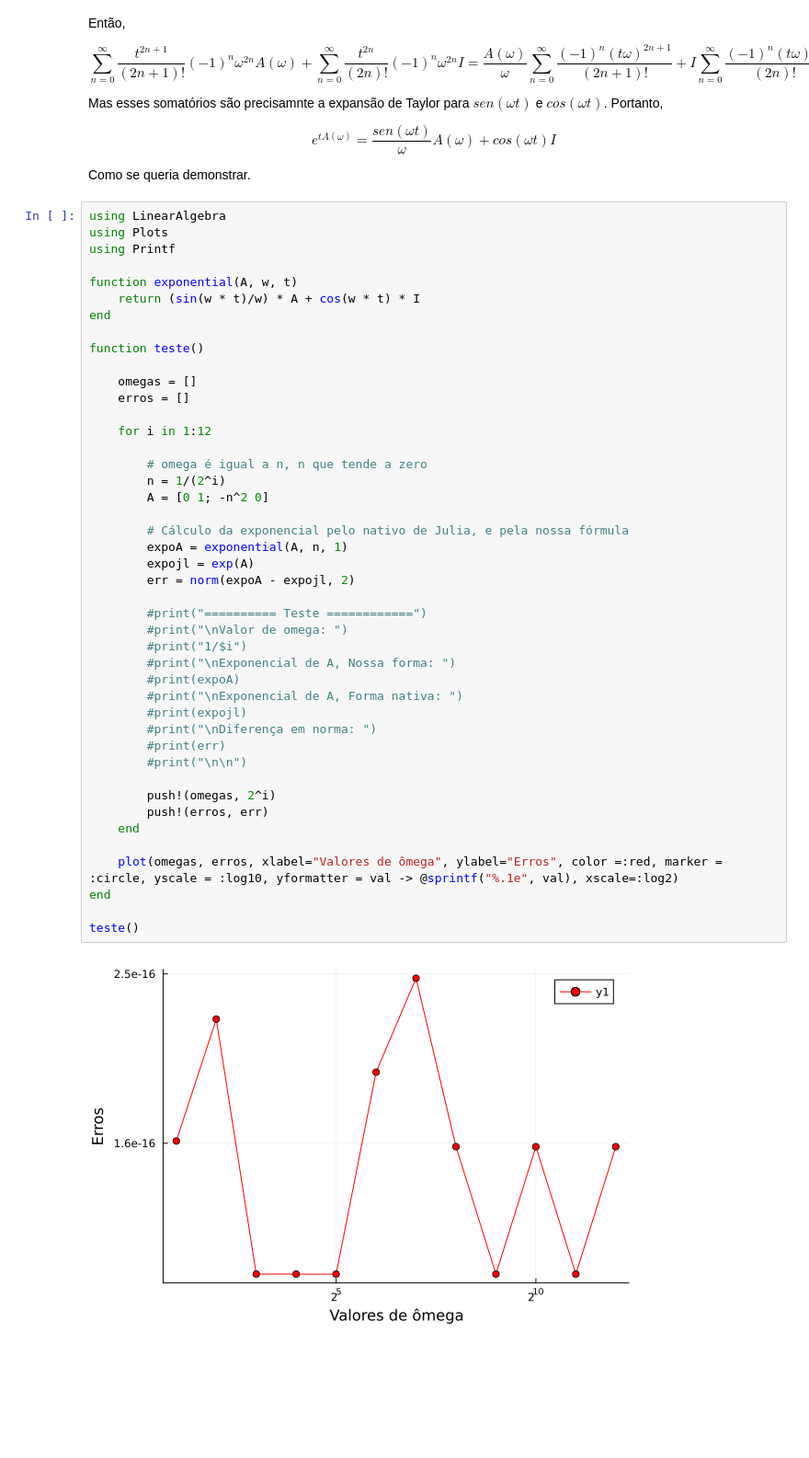
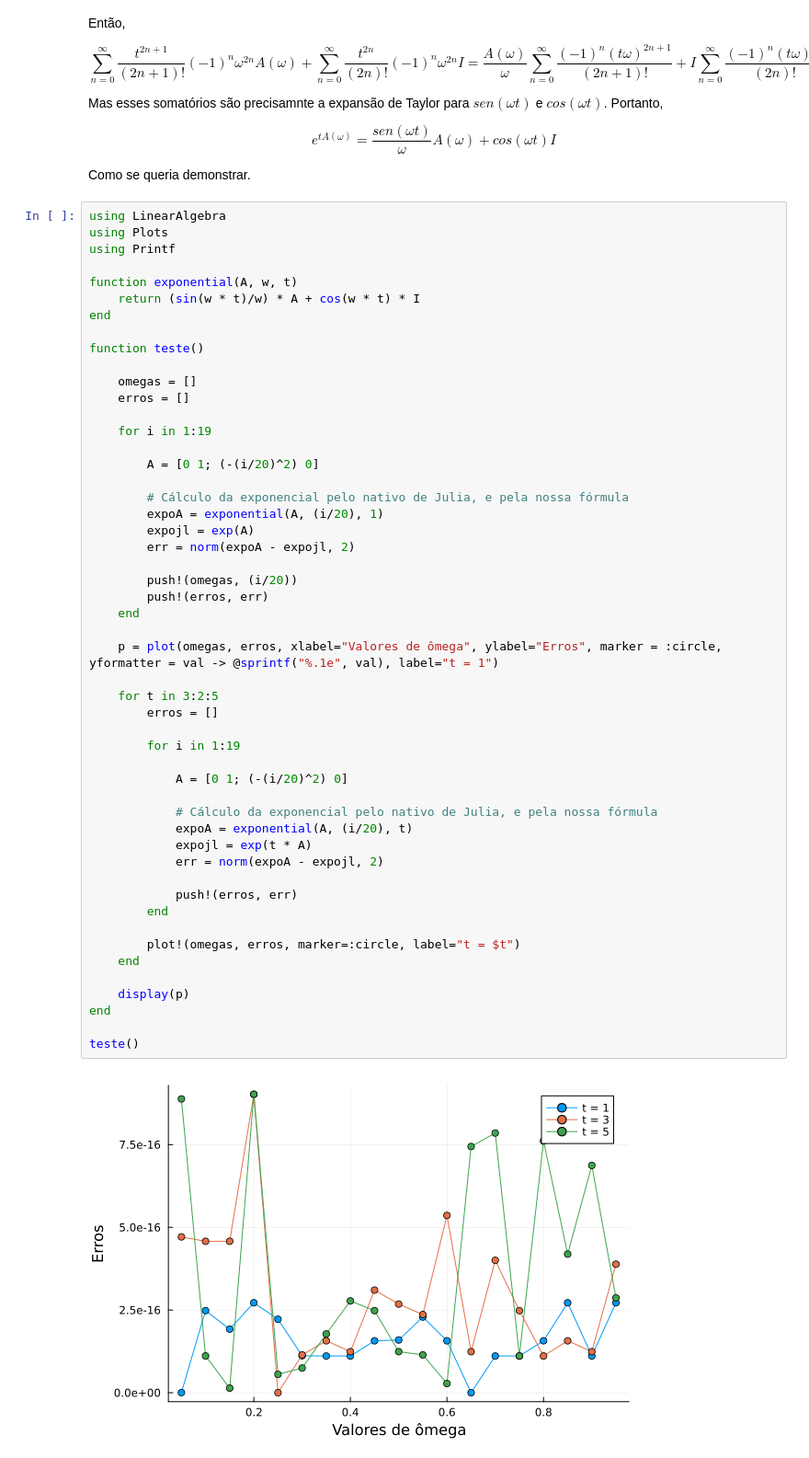
Before and after one commit to PedroDuailibe/Projeto4-ALN, a Jupyter notebook: Projeto4.ipynb, the cells around one changed output. Shown at 92% size. Saved outputs shown, nothing was run; the diff lists cells and outputs as text; blank space fills up the shorter version.

```diff
--- a/Projeto4.ipynb
+++ b/Projeto4.ipynb
@@ -745,47 +745,54 @@ Como se queria demonstrar.
 # %%
 using LinearAlgebra
 using Plots
 using Printf
 
 function exponential(A, w, t)
     return (sin(w * t)/w) * A + cos(w * t) * I
 end
 
 function teste()
 
     omegas = []
     erros = []
 
-    for i in 1:12
+    for i in 1:19
 
-        # omega é igual a n, n que tende a zero
-        n = 1/(2^i)
-        A = [0 1; -n^2 0]
+        A = [0 1; (-(i/20)^2) 0]
 
         # Cálculo da exponencial pelo nativo de Julia, e pela nossa fórmula
-        expoA = exponential(A, n, 1)
+        expoA = exponential(A, (i/20), 1)
         expojl = exp(A)
         err = norm(expoA - expojl, 2)
 
-        #print("========== Teste ============")
-        #print("\nValor de omega: ")
-        #print("1/$i")
-        #print("\nExponencial de A, Nossa forma: ")
-        #print(expoA)
-        #print("\nExponencial de A, Forma nativa: ")
-        #print(expojl)
-        #print("\nDiferença em norma: ")
-        #print(err)
-        #print("\n\n")
-
-        push!(omegas, 2^i)
+        push!(omegas, (i/20))
         push!(erros, err)
     end
 
-    plot(omegas, erros, xlabel="Valores de ômega", ylabel="Erros", color =:red, marker = :circle, yscale = :log10, yformatter = val -> @sprintf("%.1e", val), xscale=:log2)
+    p = plot(omegas, erros, xlabel="Valores de ômega", ylabel="Erros", marker = :circle, yformatter = val -> @sprintf("%.1e", val), label="t = 1")
+
+    for t in 3:2:5
+        erros = []
+
+        for i in 1:19
+
+            A = [0 1; (-(i/20)^2) 0]
+
+            # Cálculo da exponencial pelo nativo de Julia, e pela nossa fórmula
+            expoA = exponential(A, (i/20), t)
+            expojl = exp(t * A)
+            err = norm(expoA - expojl, 2)
+
+            push!(erros, err)
+        end
+
+        plot!(omegas, erros, marker=:circle, label="t = $t")
+    end
+
+    display(p)
 end
 
 teste()
 # %% [output]
-[figure, old version]
+[figure, new version]
 # %% [markdown]
```
Also changed, not shown: parts of 3 cells of this notebook.
